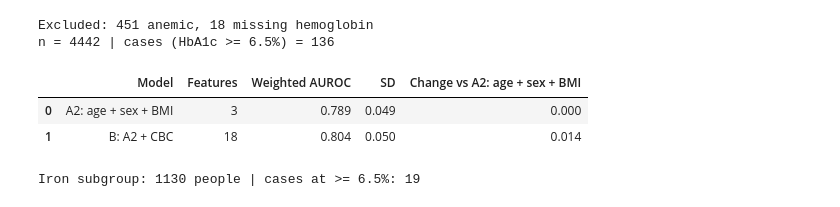
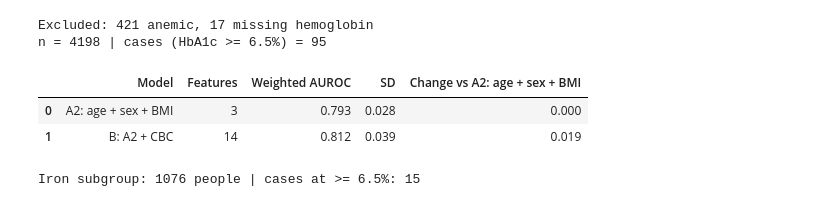
Before and after one commit to hamidsaeed13/VORTEX-BMEN-600-Project, a Jupyter notebook: notebooks/03_survey_design.ipynb, the cells around one changed output. Drawn from its saved outputs; the diff is of its cells as text; code cells hidden in the pictures.

```diff
--- a/notebooks/03_survey_design.ipynb
+++ b/notebooks/03_survey_design.ipynb
@@ -76,10 +81,10 @@ data = (coh.merge(bmx[["SEQN", "BMXBMI", "BMXWAIST"]], on="SEQN", how="left")
 data["male"] = (data["RIAGENDR"] == 1).astype(int)
 data["log_crp"] = np.log1p(data["LBXHSCRP"])
 
-# Team's 15 CBC features (same as cbc_vars in 02_baseline); no absolute counts, no NRBC
-CBC = ["LBXWBCSI", "LBXRBCSI", "LBXHGB", "LBXHCT", "LBXMCVSI", "LBXMCHSI", "LBXMC", "LBXRDW",
-       "LBXPLTSI", "LBXMPSI", "LBXLYPCT", "LBXNEPCT", "LBXMOPCT", "LBXEOPCT", "LBXBAPCT"]
-RED = ["LBXRBCSI", "LBXHGB", "LBXHCT", "LBXMCVSI", "LBXMCHSI", "LBXMC", "LBXRDW"]
+# The team's CBC feature block (scripts/analysis/study_config.py): no absolute white-cell
+# counts, no NRBC, no MCH/MCHC/MPV/basophil % -- 11 features total.
+CBC = cfg.CBC_FEATURES
+RED = cfg.RED_CELL_FEATURES
 NO_RED = [c for c in CBC if c not in RED]
 BASE = ["RIDAGEYR", "male", "BMXBMI"]
 
@@ -87,7 +92,7 @@ model = make_pipeline(SimpleImputer(strategy="median"), StandardScaler(),
                       LogisticRegression(max_iter=2000))
 cv = RepeatedStratifiedKFold(n_splits=5, n_repeats=5, random_state=42)
 
-def evaluate(d, sets, ref, cut=PRIMARY_CUT):
+def evaluate(d, sets, ref, cut=cfg.PRIMARY_CUT):
     d = d.reset_index(drop=True)
     y = (d["LBXGH"] >= cut).astype(int).values
     w = d["WTPH2YR"].values
@@ -133,19 +138,19 @@ n = 4911 | cases (HbA1c >= 6.5%) = 152
 # %%
 hb = data["LBXHGB"]
 anemic = ((data["male"] == 1) & (hb < 13)) | ((data["male"] == 0) & (hb < 12))
 na = data[hb.notna() & ~anemic]
 print("Excluded:", int(anemic.sum()), "anemic,", int(hb.isna().sum()), "missing hemoglobin")
 display(evaluate(na, {"A2: age + sex + BMI": BASE, "B: A2 + CBC": BASE + CBC},
                  ref="A2: age + sex + BMI"))
 
 sub = data[data["LBXFER"].notna()]
-print("Iron subgroup:", len(sub), "people | cases at >= 6.5%:",
-      int((sub["LBXGH"] >= PRIMARY_CUT).sum()))
+print(f"Iron subgroup: {len(sub)} people | cases at >= {cfg.PRIMARY_CUT}%:",
+      int((sub["LBXGH"] >= cfg.PRIMARY_CUT).sum()))
 # %% [output]
-Excluded: 451 anemic, 18 missing hemoglobin
-n = 4442 | cases (HbA1c >= 6.5%) = 136
+Excluded: 421 anemic, 17 missing hemoglobin
+n = 4198 | cases (HbA1c >= 6.5%) = 95
 |  | Model | Features | Weighted AUROC | SD | Change vs A2: age + sex + BMI |
-| 0 | A2: age + sex + BMI | 3 | 0.789 | 0.049 | 0.000 |
-| 1 | B: A2 + CBC | 18 | 0.804 | 0.050 | 0.014 |
+| 0 | A2: age + sex + BMI | 3 | 0.793 | 0.028 | 0.000 |
+| 1 | B: A2 + CBC | 14 | 0.812 | 0.039 | 0.019 |
-Iron subgroup: 1130 people | cases at >= 6.5%: 19
+Iron subgroup: 1076 people | cases at >= 6.5%: 15
 # %%
```
Also changed, not shown: parts of 4 cells of this notebook, 22 other files.
